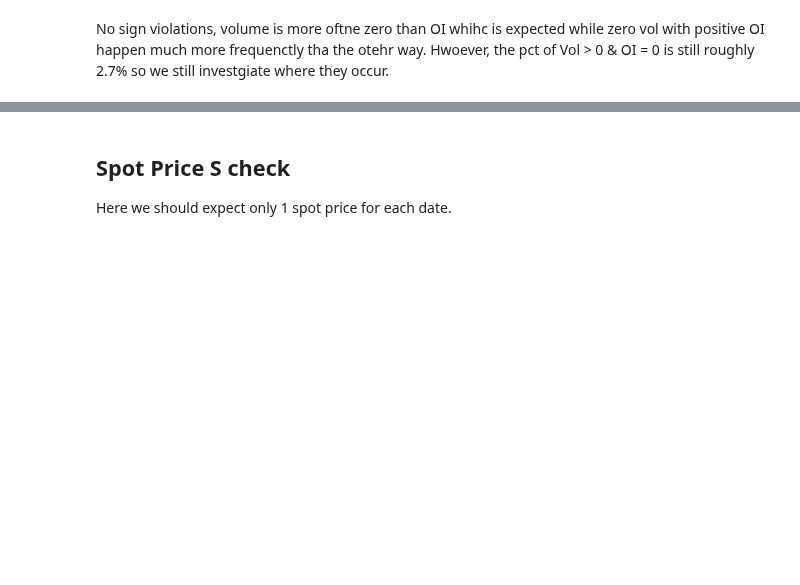
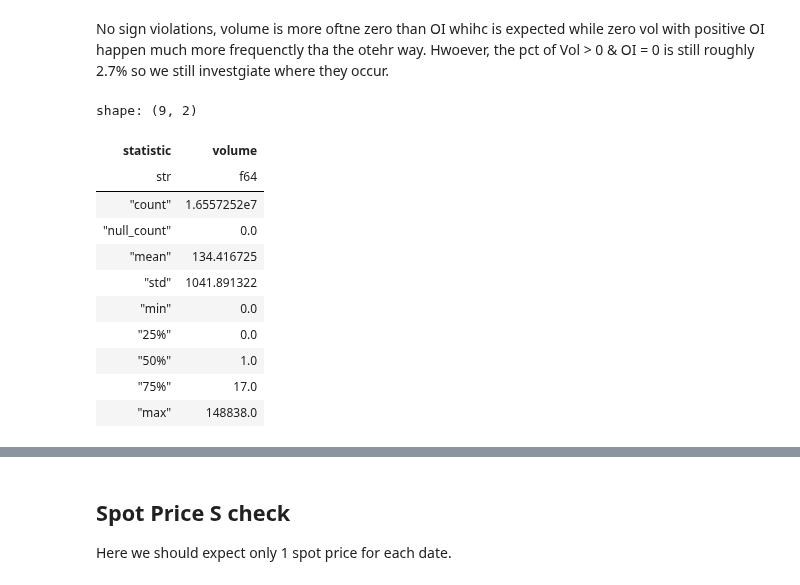
Before and after one commit to anthonymakarewicz/volatility-trading, a Jupyter notebook: notebooks/orats_spx_panel_eda_validation.ipynb, the cells around one changed output, grey strips where cells are left out. Saved outputs shown, nothing was run; the diff lists cells and outputs as text; code cells hidden in the pictures; blank space fills up the shorter version.

```diff
--- a/notebooks/orats_spx_panel_eda_validation.ipynb
+++ b/notebooks/orats_spx_panel_eda_validation.ipynb
@@ -346,4 +346,19 @@ shape: (1, 11)
 | 16557252 | 0 | 0 | 7193453 | 3990500 | 3651838 | 448885 | ... |
 # %% [markdown]
 No sign violations, volume is more oftne zero than OI whihc is expected while zero vol with positive OI happen much more frequenctly tha the otehr way. Hwoever, the pct of Vol > 0 & OI = 0 is still roughly 2.7% so we still investgiate where they occur.
+# %%
+df_long.select("volume").describe()
+# %% [output]
+shape: (9, 2)
+| statistic | volume |
+| str | f64 |
+| "count" | 1.6557252e7 |
+| "null_count" | 0.0 |
+| "mean" | 134.416725 |
+| "std" | 1041.891322 |
+| "min" | 0.0 |
+| "25%" | 0.0 |
+| "50%" | 1.0 |
+| "75%" | 17.0 |
+| "max" | 148838.0 |
 # %%
```
Also changed, not shown: parts of 5 cells of this notebook.
